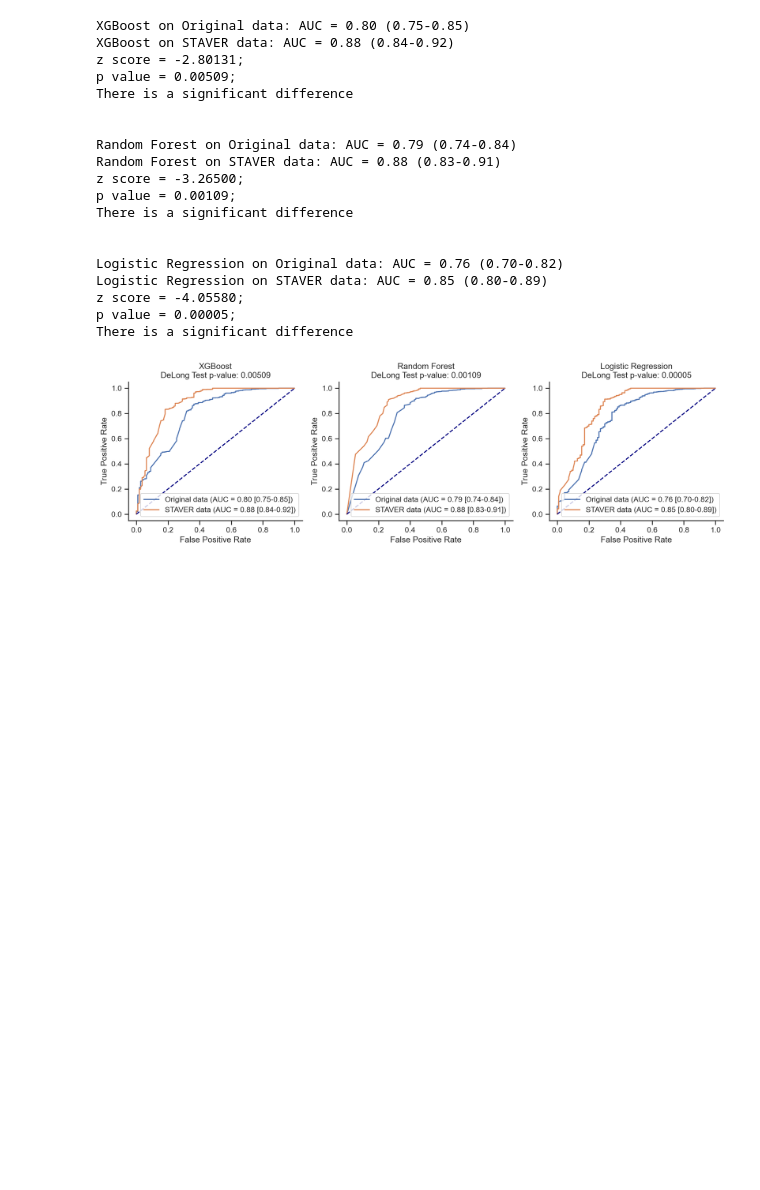
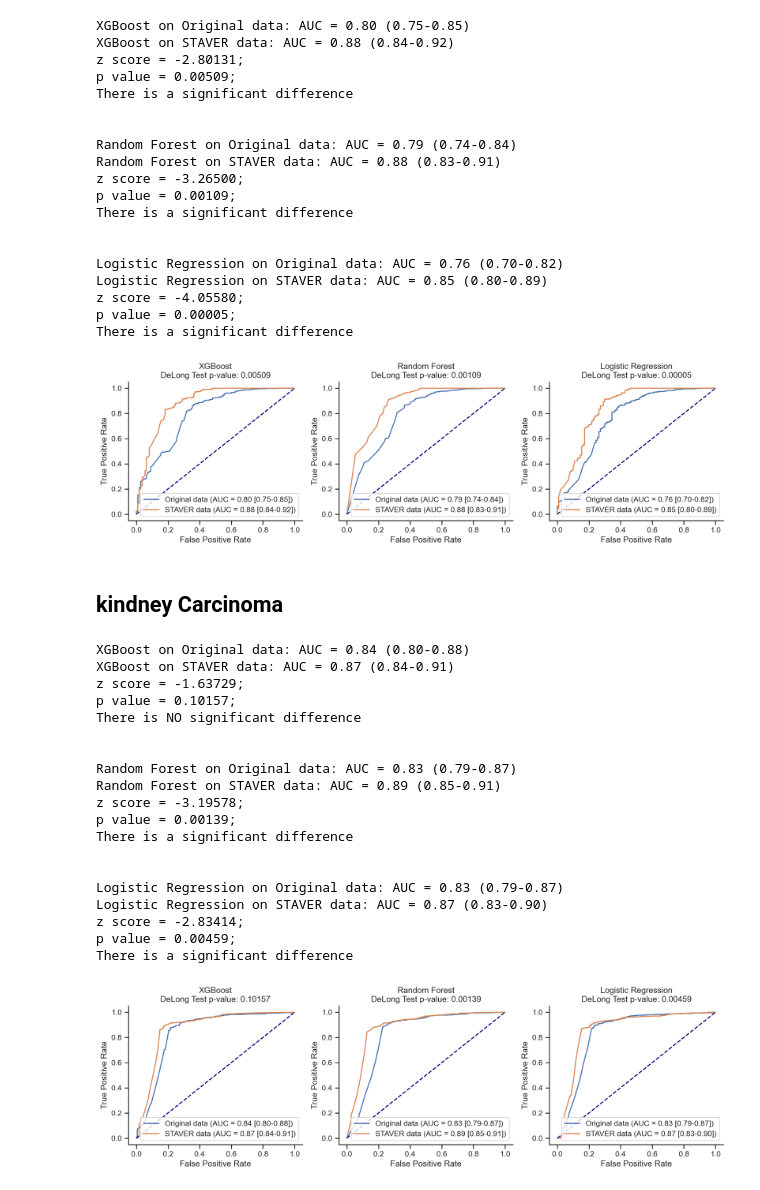
Before and after one commit to Ran485/STAVER, a Jupyter notebook: docs/PanCancer_949_cellline_models.ipynb, the cells around one changed output. Saved outputs shown, nothing was run; the diff lists cells and outputs as text; code cells hidden in the pictures; blank space fills up the shorter version.

```diff
--- a/docs/PanCancer_949_cellline_models.ipynb
+++ b/docs/PanCancer_949_cellline_models.ipynb
@@ -866,3 +780,41 @@ z score = -4.05580;
 p value = 0.00005;
 There is a significant difference
 [figure]
+# %% [markdown]
+## kindney Carcinoma
+# %%
+STAVER_model, raw_data_model = load_data(target="Cancer_type",
+                                         genes=["CD70","CA9"],
+                                         cancer_types=["Kidney Carcinoma"],
+                                         )
+
+outpath = "~DIA-STAVER/949-cell-lines-1/model-evaluate/benchmark_models_based_on_kindney_markers.pdf"
+evaluator = ModelEvaluator(raw_data_model, STAVER_model,
+                            target='Cancer_type',
+                            k_fold=5,
+                            random_state=42,
+                            outpath=outpath
+                            )
+evaluator.train_models()
+evaluator.plot_rocs()
+# %% [output]
+XGBoost on Original data: AUC = 0.84 (0.80-0.88)
+XGBoost on STAVER data: AUC = 0.87 (0.84-0.91)
+z score = -1.63729;
+p value = 0.10157;
+There is NO significant difference
+
+
+Random Forest on Original data: AUC = 0.83 (0.79-0.87)
+Random Forest on STAVER data: AUC = 0.89 (0.85-0.91)
+z score = -3.19578;
+p value = 0.00139;
+There is a significant difference
+
+
+Logistic Regression on Original data: AUC = 0.83 (0.79-0.87)
+Logistic Regression on STAVER data: AUC = 0.87 (0.83-0.90)
+z score = -2.83414;
+p value = 0.00459;
+There is a significant difference
+[figure, added]
```
Also changed, not shown: parts of 9 cells of this notebook, 2 other files.
